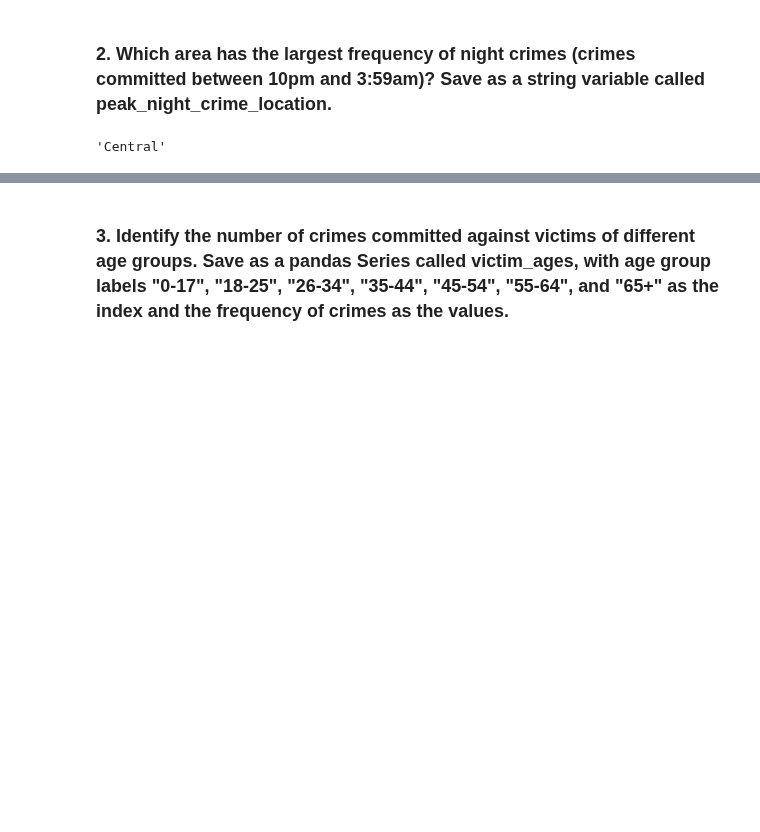
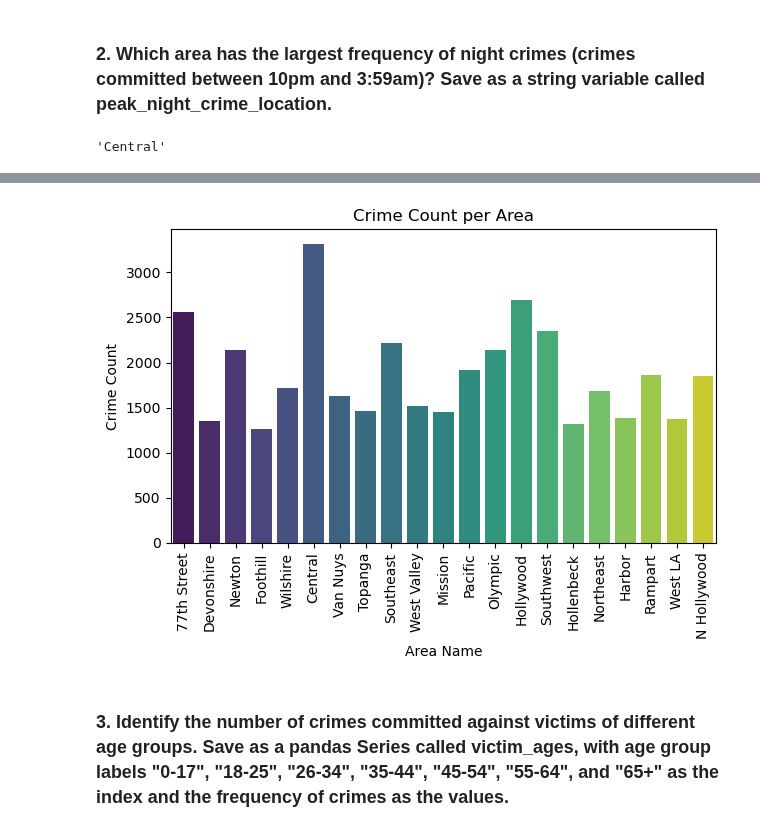
Before and after one commit to nyguerrillagirl/1000-days-of-code, a Jupyter notebook: src/python_projects/datacamp/projects/05_ANALYZING_CRIME_IN_LOS_ANGELES/crimes_in_la_notebook.ipynb, the cells around one changed output, grey strips where cells are left out. Drawn from its saved outputs; the diff is of its cells as text; code cells hidden in the pictures; blank space fills up the shorter version.

```diff
--- a/src/python_projects/datacamp/projects/05_ANALYZING_CRIME_IN_LOS_ANGELES/crimes_in_la_notebook.ipynb
+++ b/src/python_projects/datacamp/projects/05_ANALYZING_CRIME_IN_LOS_ANGELES/crimes_in_la_notebook.ipynb
@@ -97,3 +118,15 @@ peak_night_crime_location
+# %%
+# Draw a picture
+sns.countplot(data=night_crime_df, x="AREA NAME", palette="viridis", hue="AREA NAME", legend=False)
+
+plt.xlabel("Area Name")
+plt.ylabel("Crime Count")
+plt.title("Crime Count per Area")
+plt.xticks(rotation=90)
+plt.tight_layout()
+plt.show()
+# %% [output]
+[figure, added]
 # %% [markdown]
 ### 3. Identify the number of crimes committed against victims of different age groups. Save as a pandas Series called **victim_ages**, with age group labels "0-17", "18-25", "26-34", "35-44", "45-54", "55-64", and "65+" as the index and the frequency of crimes as the values.
 # %%
```
Also changed, not shown: parts of 2 cells of this notebook, 2 other files.
